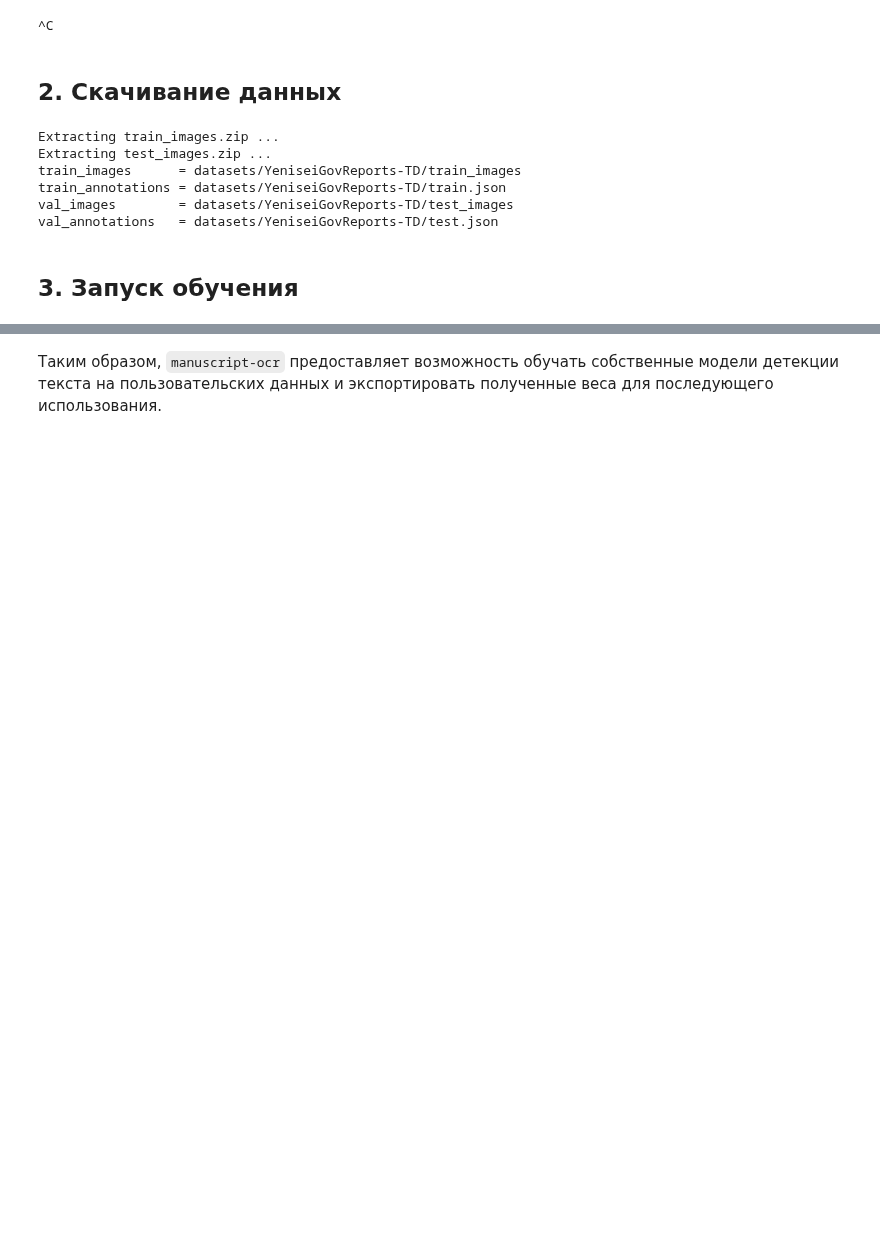
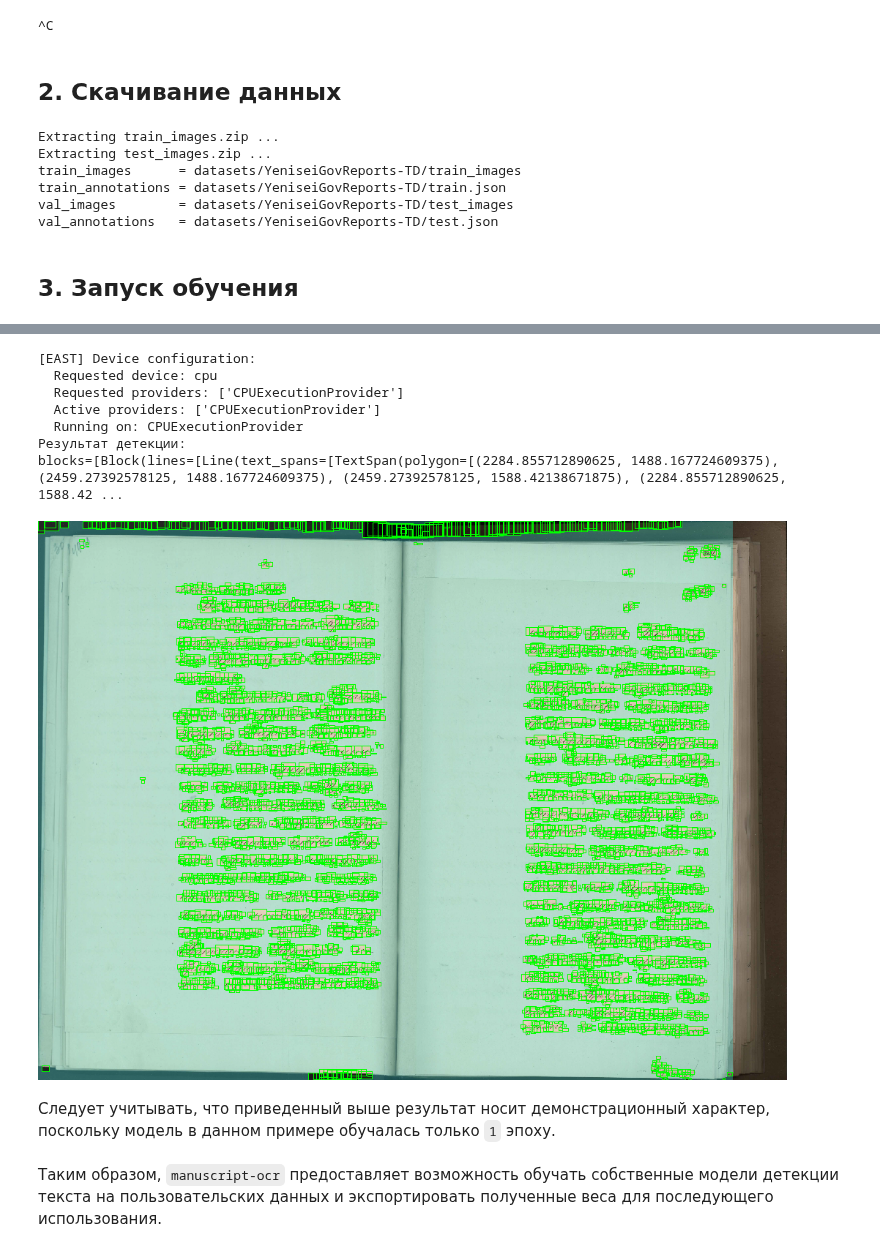
Before and after one commit to konstantinkozhin/manuscript-ocr, a Jupyter notebook: notebooks/Пример_запуска_обучения_детектора.ipynb, the cells around one changed output, grey strips where cells are left out. Drawn from its saved outputs; the diff is of its cells as text; code cells hidden in the pictures; blank space fills up the shorter version.

```diff
--- a/notebooks/Пример_запуска_обучения_детектора.ipynb
+++ b/notebooks/Пример_запуска_обучения_детектора.ipynb
@@ -192,2 +294,50 @@ EASTModel(
+# %%
+from pathlib import Path
+from urllib.request import urlretrieve
+
+from IPython.display import display
+
+from manuscript.detectors import EAST
+from manuscript.utils import visualize_page
+
+exp_dir = Path("experiments") / "resnet_quad"
+
+image_url = "https://raw.githubusercontent.com/konstantinkozhin/manuscript-ocr/main/example/images/img1.jpeg"
+image_path = Path("img1.jpeg")
+
+if not image_path.exists():
+    urlretrieve(image_url, image_path)
+
+detector = EAST(
+    weights=str(exp_dir / "exported_model.onnx"),
+)
+
+page = detector.predict(str(image_path))
+
+print("Результат детекции:")
+print(page)
+
+vis_img = visualize_page(
+    str(image_path),
+    page,
+    thickness=1,
+    show_order=False,
+    show_lines=False,
+    show_numbers=False,
+    max_size=1024,
+)
+
+display(vis_img)
+# %% [output]
+[EAST] Device configuration:
+  Requested device: cpu
+  Requested providers: ['CPUExecutionProvider']
+  Active providers: ['CPUExecutionProvider']
+  Running on: CPUExecutionProvider
+Результат детекции:
+blocks=[Block(lines=[Line(text_spans=[TextSpan(polygon=[(2284.855712890625, 1488.167724609375), (2459.27392578125, 1488.167724609375), (2459.27392578125, 1588.42138671875), (2284.855712890625, 1588.42 ...
+[figure, added]
+# %% [markdown]
+Следует учитывать, что приведенный выше результат носит демонстрационный характер, поскольку модель в данном примере обучалась только `1` эпоху.
 # %% [markdown]
 Таким образом, `manuscript-ocr` предоставляет возможность обучать собственные модели детекции текста на пользовательских данных и экспортировать полученные веса для последующего использования.
```
Also changed, not shown: parts of 9 cells of this notebook, 10 other files.
